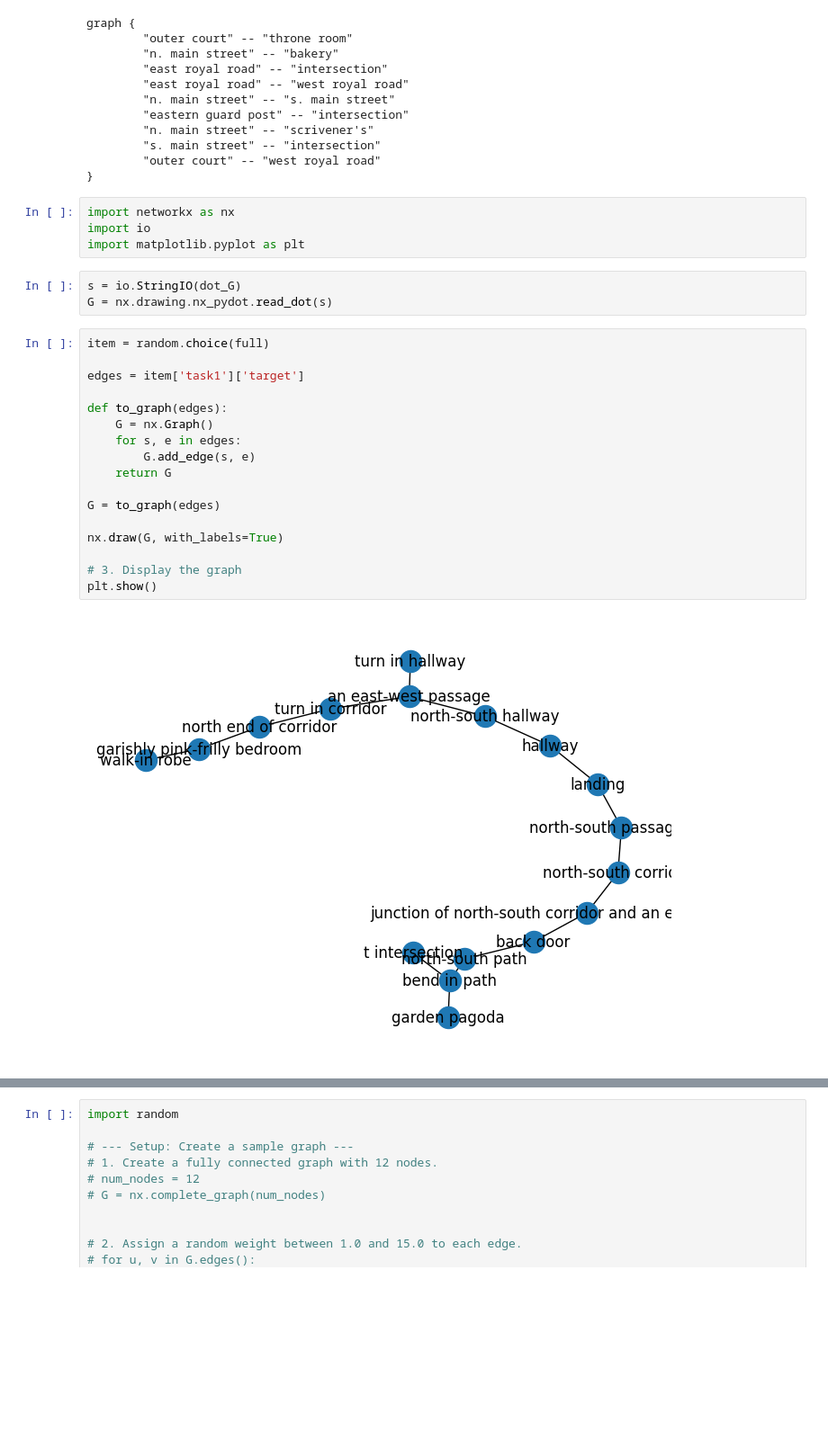
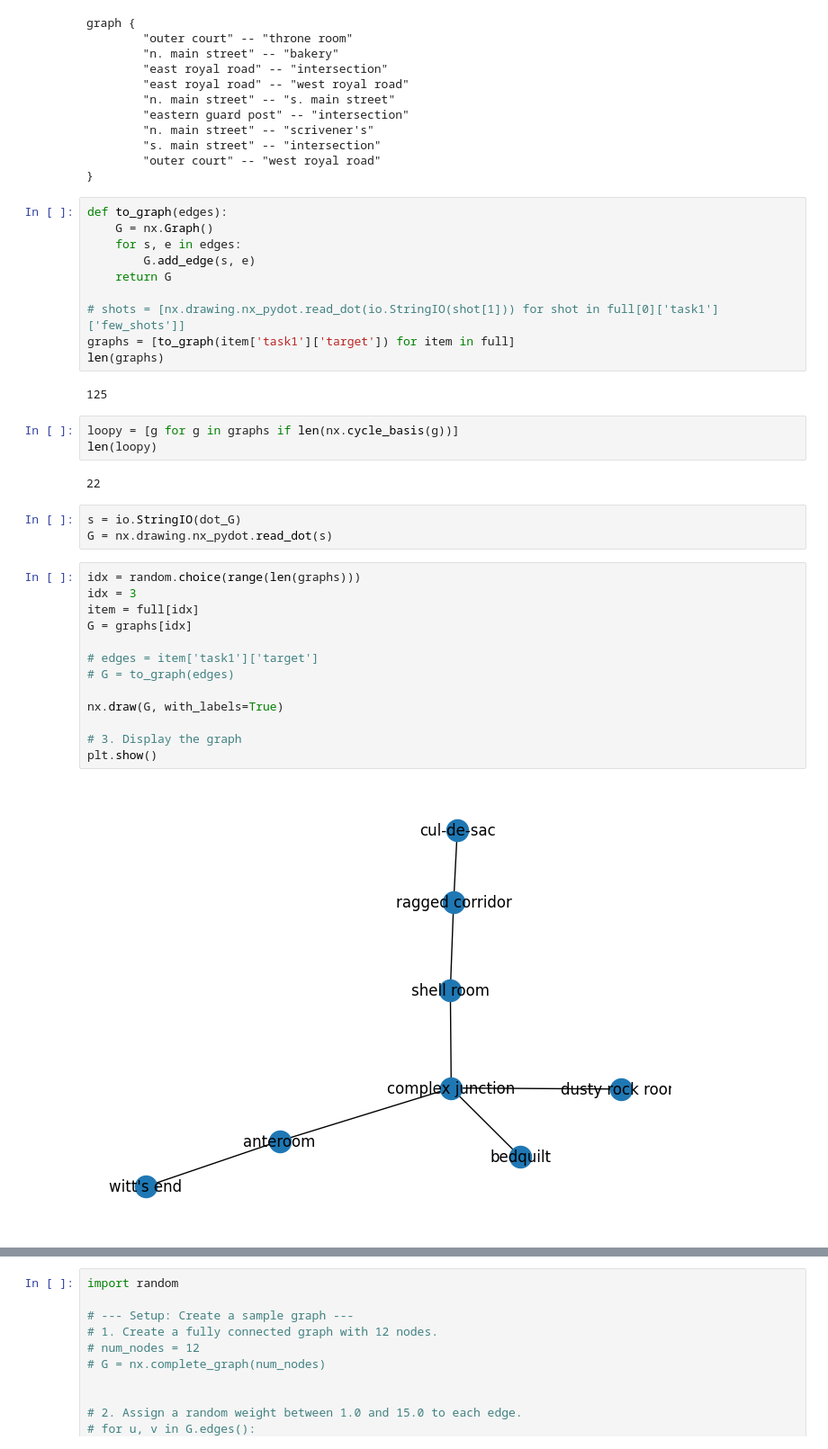
Before and after one commit to felixludos/ludwig, a Jupyter notebook: notebooks/scratch.ipynb, the cells around one changed output, grey strips where cells are left out. Shown at 90% size. Cells and saved outputs as stored; diff of their text form; blank space fills up the shorter version.

```diff
--- a/notebooks/scratch.ipynb
+++ b/notebooks/scratch.ipynb
@@ -91,29 +96,38 @@ graph {
         "s. main street" -- "intersection"
         "outer court" -- "west royal road"
 }
-# %%
-import networkx as nx
-import io
-import matplotlib.pyplot as plt
+# %%
+def to_graph(edges):
+	G = nx.Graph()
+	for s, e in edges:
+		G.add_edge(s, e)
+	return G
+
+# shots = [nx.drawing.nx_pydot.read_dot(io.StringIO(shot[1])) for shot in full[0]['task1']['few_shots']]
+graphs = [to_graph(item['task1']['target']) for item in full]
+len(graphs)
+# %% [output]
+125
+# %%
+loopy = [g for g in graphs if len(nx.cycle_basis(g))]
+len(loopy)
+# %% [output]
+22
 # %%
 s = io.StringIO(dot_G)
 G = nx.drawing.nx_pydot.read_dot(s)
 # %%
-item = random.choice(full)
+idx = random.choice(range(len(graphs)))
+idx = 3
+item = full[idx]
+G = graphs[idx]
 
-edges = item['task1']['target']
-
-def to_graph(edges):
-	G = nx.Graph()
-	for s, e in edges:
-		G.add_edge(s, e)
-	return G
-
-G = to_graph(edges)
+# edges = item['task1']['target']
+# G = to_graph(edges)
 
 nx.draw(G, with_labels=True)
 
 # 3. Display the graph
 plt.show()
 # %% [output]
-[figure, old version]
+[figure, new version]
```
Also changed, not shown: parts of 9 cells of this notebook, 16 other files.
